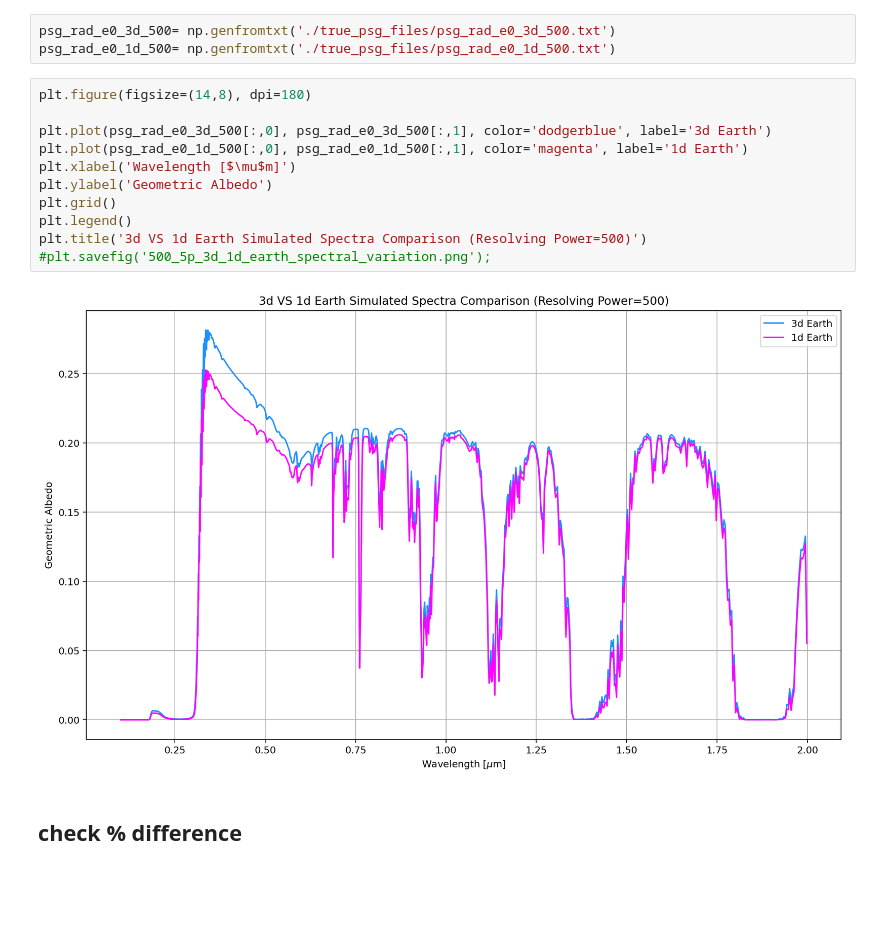
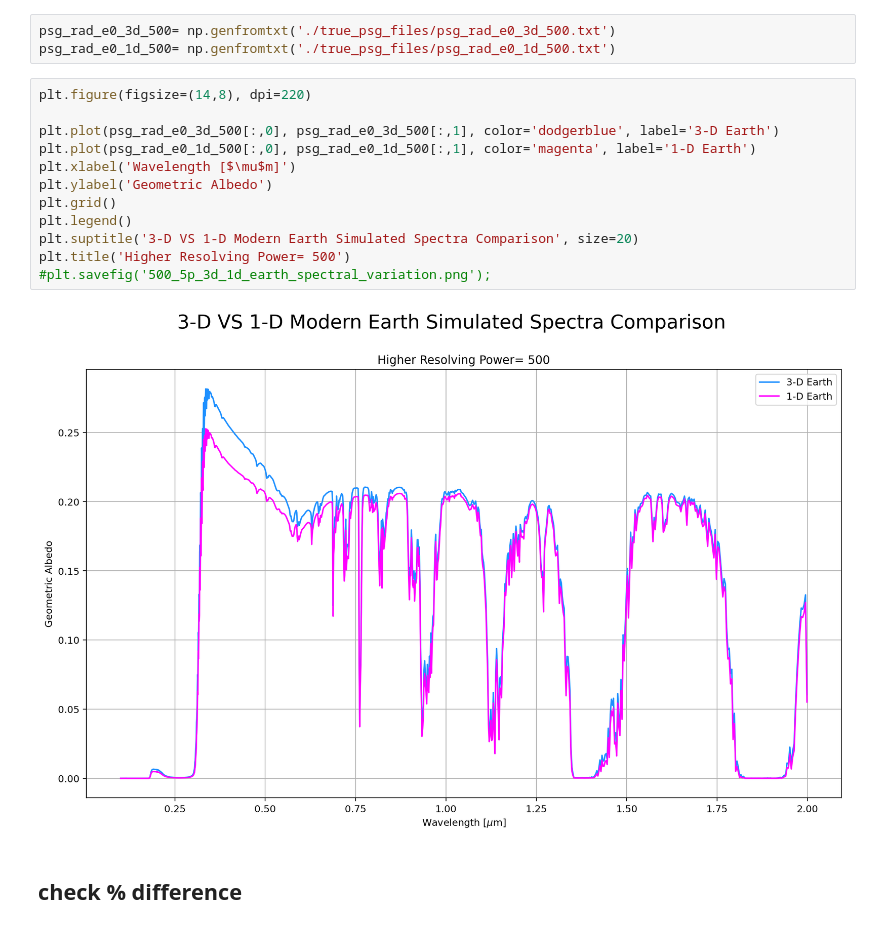
Before and after one commit to allypayne/GlobES, a Jupyter notebook: 3d_1d_comparison_plots.ipynb, the cells around one changed output. Drawn from its saved outputs; the diff is of its cells as text; blank space fills up the shorter version.

```diff
--- a/3d_1d_comparison_plots.ipynb
+++ b/3d_1d_comparison_plots.ipynb
@@ -74,18 +76,19 @@ np.mean(list_test)*100
 psg_rad_e0_3d_500= np.genfromtxt('./true_psg_files/psg_rad_e0_3d_500.txt')
 psg_rad_e0_1d_500= np.genfromtxt('./true_psg_files/psg_rad_e0_1d_500.txt')
 # %%
-plt.figure(figsize=(14,8), dpi=180)
+plt.figure(figsize=(14,8), dpi=220)
 
-plt.plot(psg_rad_e0_3d_500[:,0], psg_rad_e0_3d_500[:,1], color='dodgerblue', label='3d Earth')
-plt.plot(psg_rad_e0_1d_500[:,0], psg_rad_e0_1d_500[:,1], color='magenta', label='1d Earth')
+plt.plot(psg_rad_e0_3d_500[:,0], psg_rad_e0_3d_500[:,1], color='dodgerblue', label='3-D Earth')
+plt.plot(psg_rad_e0_1d_500[:,0], psg_rad_e0_1d_500[:,1], color='magenta', label='1-D Earth')
 plt.xlabel('Wavelength [$\mu$m]')
 plt.ylabel('Geometric Albedo')
 plt.grid()
 plt.legend()
-plt.title('3d VS 1d Earth Simulated Spectra Comparison (Resolving Power=500)')
+plt.suptitle('3-D VS 1-D Modern Earth Simulated Spectra Comparison', size=20)
+plt.title('Higher Resolving Power= 500')
 #plt.savefig('500_5p_3d_1d_earth_spectral_variation.png');
 # %% [output]
-[figure, old version]
+[figure, new version]
 # %% [markdown]
 ## check % difference
 # %%
```
Also changed, not shown: parts of 3 cells of this notebook.
